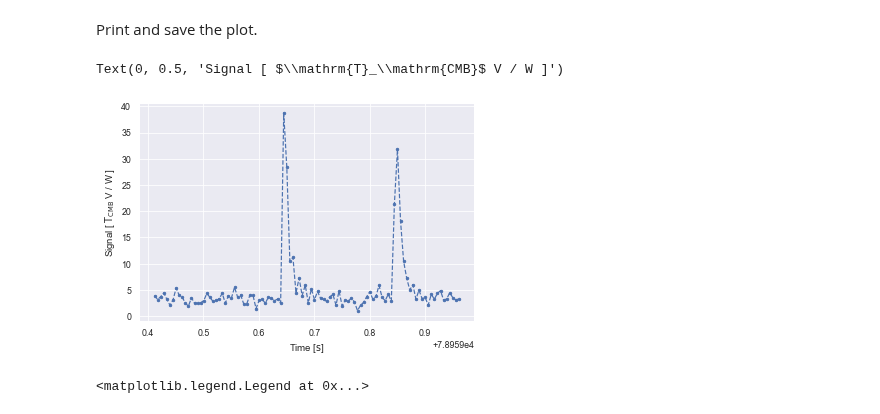
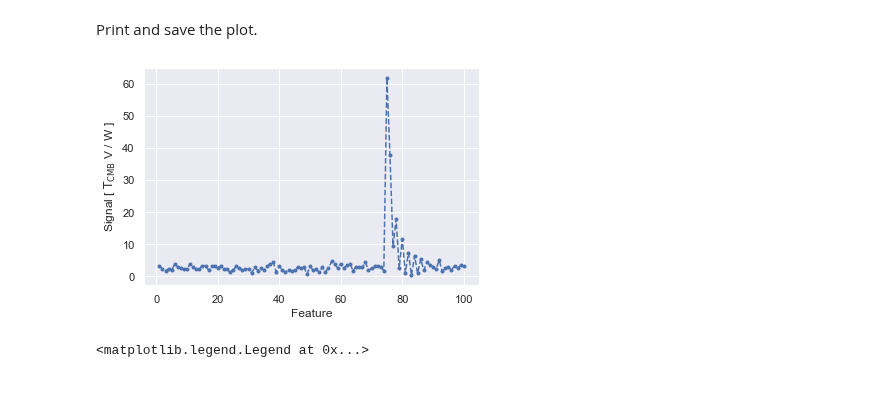
Before and after one commit to Paolo97Gll/bachelor_thesis, a Jupyter notebook: utility/draw_plots.ipynb, the cells around one changed output. Saved outputs shown, nothing was run; the diff lists cells and outputs as text; code cells hidden in the pictures.

Commit message:
Add plots

```diff
--- a/utility/draw_plots.ipynb
+++ b/utility/draw_plots.ipynb
@@ -16,7 +16,7 @@ import pandas as pd
 import matplotlib.pyplot as plt; #plt.xkcd()
 import seaborn as sns
 sns.set()
-sns.set_context('paper')
+sns.set_context('notebook')
 
 # Other
 import os
@@ -42,19 +42,18 @@ Print and save the plot.
 # %%
 with pd.HDFStore('../classification/ris/OUT-classified.h5', mode='r') as data:
     d_target = data[kind + '/' + str(number)]
     d_target_2 = data[kind_2 + '/' + str(number_2)]
 
 #plt.rcParams["font.family"] = "serif"
 #plt.rcParams["mathtext.fontset"] = "dejavuserif"
 
-plt.plot(d_target.index, d_target['data']+3, marker='.', linestyle='dashed')
-#plt.plot(d_target_2.index, d_target_2['data']+3, marker='.', linestyle='dashed')
-plt.xlabel(r'Time [$\mathrm{s}$]')
+#plt.plot(d_target.index, d_target['data']+3, marker='.', linestyle='dashed')
+plt.plot(range(1,101), np.roll(d_target_2['data']+3, 50, axis=-1), marker='.', linestyle='dashed')
+plt.xlabel('Feature')
 plt.ylabel(r'Signal [ $\mathrm{T}_\mathrm{CMB}$ V / W ]')
-#plt.savefig(kind + '_' + str(number) + '.pdf')
+#plt.savefig('glitch_pres_tr2.png', dpi=600)
 # %% [output]
-Text(0, 0.5, 'Signal [ $\\mathrm{T}_\\mathrm{CMB}$ V / W ]')
-[figure, old version]
+[figure, new version]
 # %%
 with pd.HDFStore('../classification/ris/OUT-classified.h5', mode='r') as data:
     d_target = data[kind + '/' + str(number)]
```
Also changed, not shown: 5 other files.
